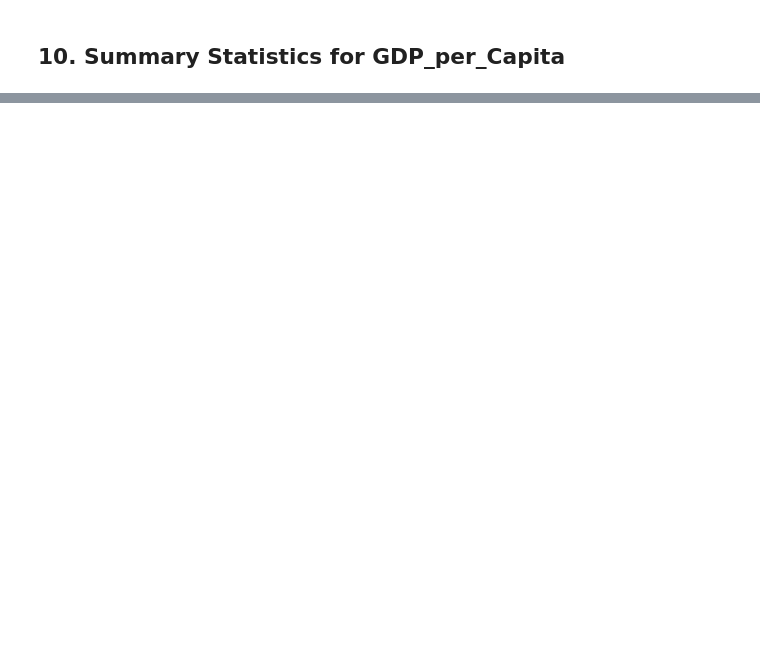
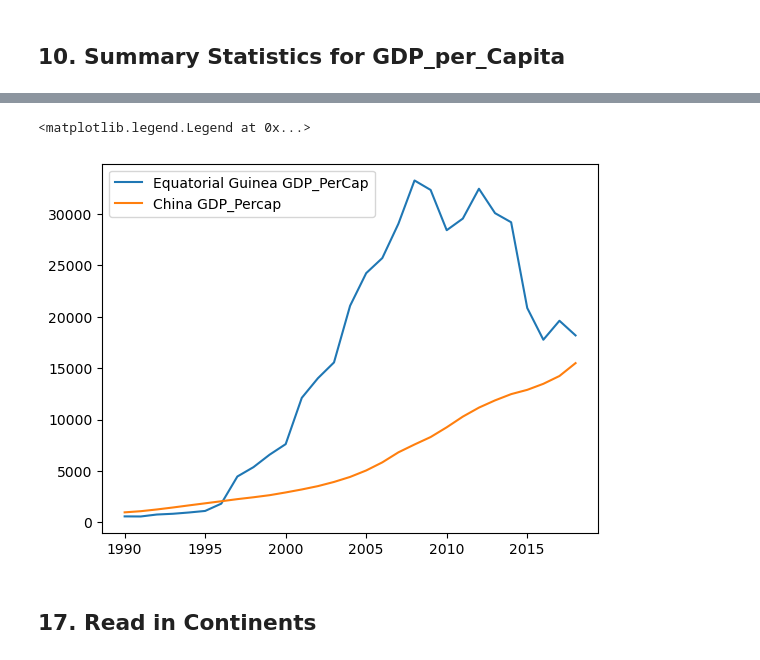
Before and after one commit to nss-data-science-cohort-8/un-exploration-BillyBrothers, a Jupyter notebook: notebooks/UN_Data_Exploration.ipynb, the cells around one changed output, grey strips where cells are left out. Drawn from its saved outputs; the diff is of its cells as text; code cells hidden in the pictures; blank space fills up the shorter version.

```diff
--- a/notebooks/UN_Data_Exploration.ipynb
+++ b/notebooks/UN_Data_Exploration.ipynb
@@ -167,0 +244,14 @@ Name: GDP_per_Capita, Length: 241, dtype: float64
+# %%
+equatorialguinea_GDP_percap = gdp_df[gdp_df['Country'] == 'Equatorial Guinea'].pivot_table(index='Year', columns='Country', values='GDP_per_Capita') # I needed to subset the Equatorial Guinea data and pivot it in order to slice from years 1990:2018.
+china_GDP_percap = gdp_df[gdp_df['Country'] == 'China'].pivot_table(index='Year', columns='Country', values='GDP_per_Capita')
+
+equatorialGuinea_GDP_percap_1990to2018 = equatorialguinea_GDP_percap.loc['1990':'2018']
+china_GDP_percap_1990to2018 = china_GDP_percap.loc['1990':'2018']
+plt.plot(equatorialGuinea_GDP_percap_1990to2018, label='Equatorial Guinea GDP_PerCap')
+plt.plot(china_GDP_percap_1990to2018, label='China GDP_Percap')
+plt.legend()
+# %% [output]
+<matplotlib.legend.Legend at 0x...>
+[figure, added]
+# %% [markdown]
+## 17. Read in Continents
```
Also changed, not shown: parts of 34 cells of this notebook.
